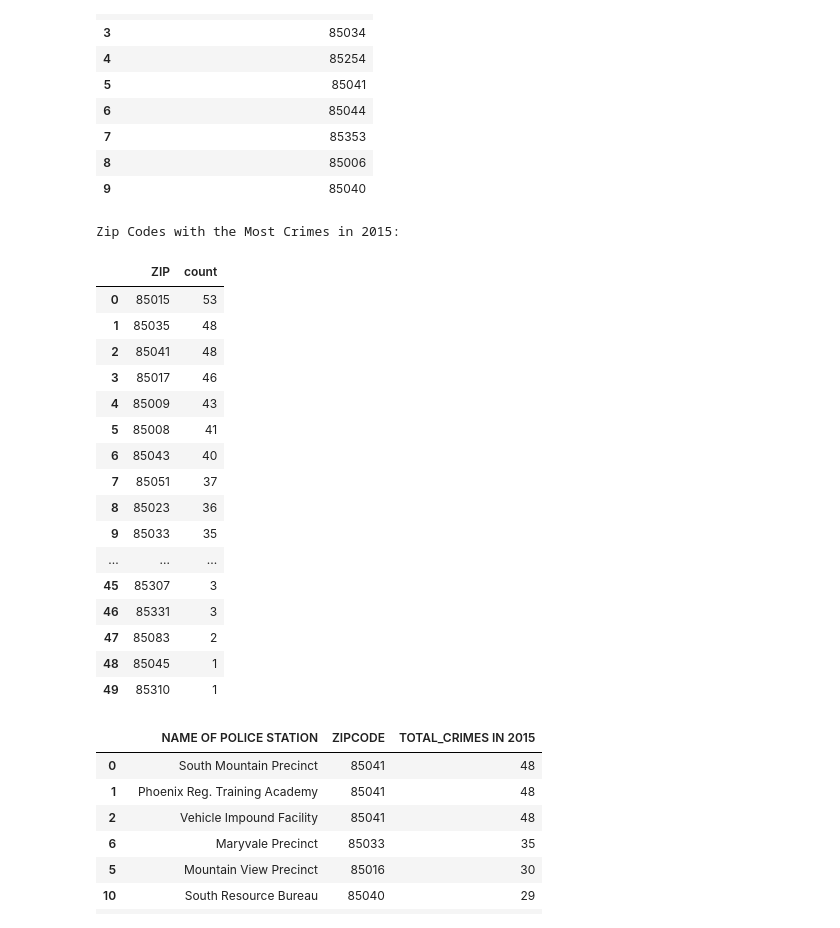
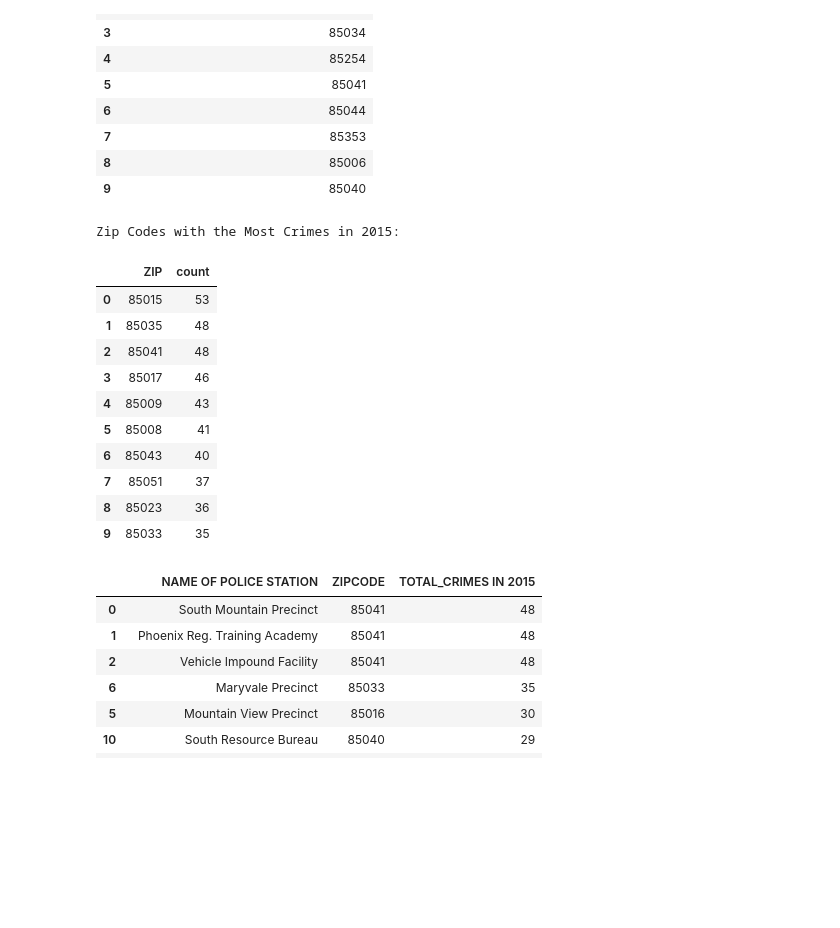
Before and after one commit to NyeinChan85/stc510, a Jupyter notebook: Module 3/Python_Data_Transformation_Essentials_Kyaw.ipynb, the cells around one changed output. Cells and saved outputs as stored; diff of their text form; code cells hidden in the pictures; blank space fills up the shorter version.

```diff
--- a/Module 3/Python_Data_Transformation_Essentials_Kyaw.ipynb
+++ b/Module 3/Python_Data_Transformation_Essentials_Kyaw.ipynb
@@ -133,34 +125,28 @@ unique_zipcodes_df.head(30)
 # %%
 #grouping the data frame by ZIP (the count of occurrences of each unique value in the 'ZIP' column)
 crimes_zip = crime_df.groupby('ZIP').size()
 
 #arranging/sorting the zip codes based on the number of crimes in descending order
 crimes_sorted_by_zip = crimes_zip.sort_values(ascending=False)
 
 crimes_sorted_by_zip_df = crimes_sorted_by_zip.to_frame(name='count').reset_index()
 
 #displaying the zip codes with the most crimes
 print("Zip Codes with the Most Crimes in 2015:")
-crimes_sorted_by_zip_df.head(100)
+crimes_sorted_by_zip_df.head(10)
 # %% [output]
 Zip Codes with the Most Crimes in 2015:
 |  | ZIP | count |
 | 0 | 85015 | 53 |
 | 1 | 85035 | 48 |
 | 2 | 85041 | 48 |
 | 3 | 85017 | 46 |
 | 4 | 85009 | 43 |
 | 5 | 85008 | 41 |
 | 6 | 85043 | 40 |
 | 7 | 85051 | 37 |
 | 8 | 85023 | 36 |
 | 9 | 85033 | 35 |
-| ... | ... | ... |
-| 45 | 85307 | 3 |
-| 46 | 85331 | 3 |
-| 47 | 85083 | 2 |
-| 48 | 85045 | 1 |
-| 49 | 85310 | 1 |
 # %%
 # using the data frame which has the count for most crimes by ZIP and merging with the police station dataframe
 crimes_sorted_by_zip_df['ZIP'] = crimes_sorted_by_zip_df['ZIP'].astype(str)
```
Also changed, not shown: parts of 2 cells of this notebook.
